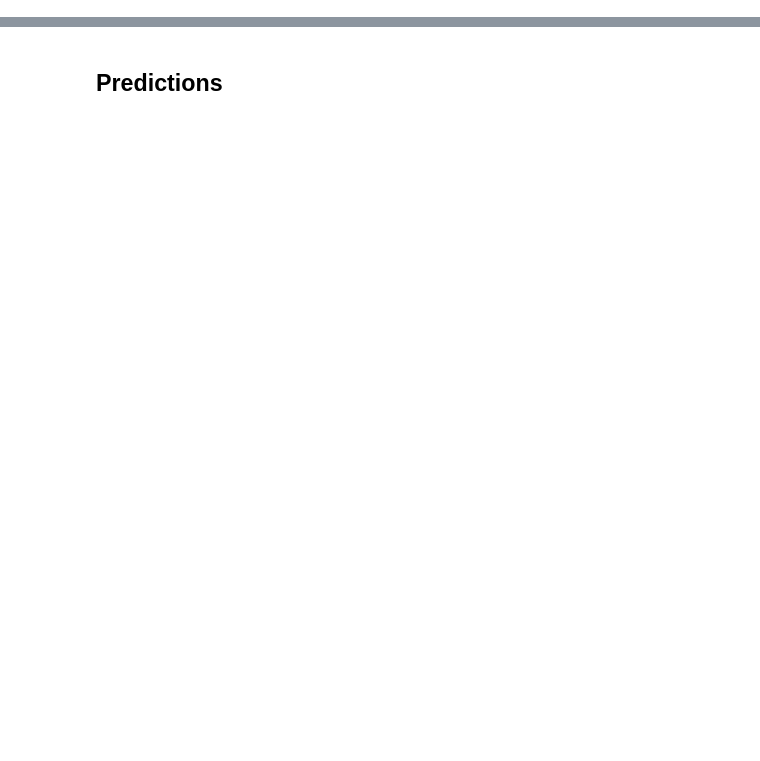
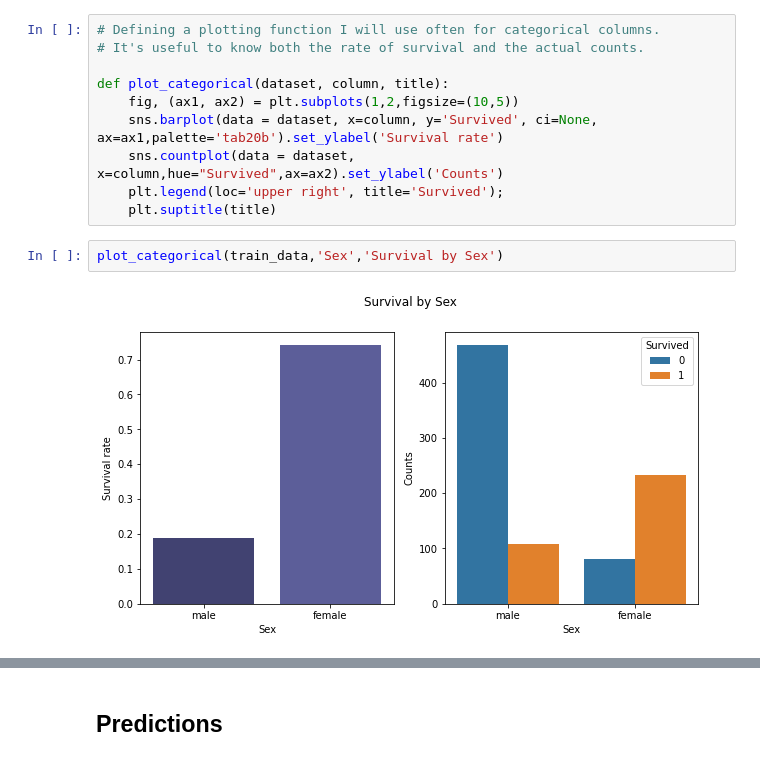
Before and after one commit to n-sachdeva/titanic, a Jupyter notebook: titanic.ipynb, the cells around one changed output, grey strips where cells are left out. Cells and saved outputs as stored; diff of their text form; blank space fills up the shorter version.

```diff
--- a/titanic.ipynb
+++ b/titanic.ipynb
@@ -177,0 +67,14 @@ output == output_old
+# %%
+# Defining a plotting function I will use often for categorical columns.
+# It's useful to know both the rate of survival and the actual counts.
+
+def plot_categorical(dataset, column, title):
+    fig, (ax1, ax2) = plt.subplots(1,2,figsize=(10,5))
+    sns.barplot(data = dataset, x=column, y='Survived', ci=None, ax=ax1,palette='tab20b').set_ylabel('Survival rate')
+    sns.countplot(data = dataset, x=column,hue="Survived",ax=ax2).set_ylabel('Counts')
+    plt.legend(loc='upper right', title='Survived');
+    plt.suptitle(title)
+# %%
+plot_categorical(train_data,'Sex','Survival by Sex')
+# %% [output]
+[figure, added]
```
Also changed, not shown: parts of 80 cells of this notebook, 1 other file.
